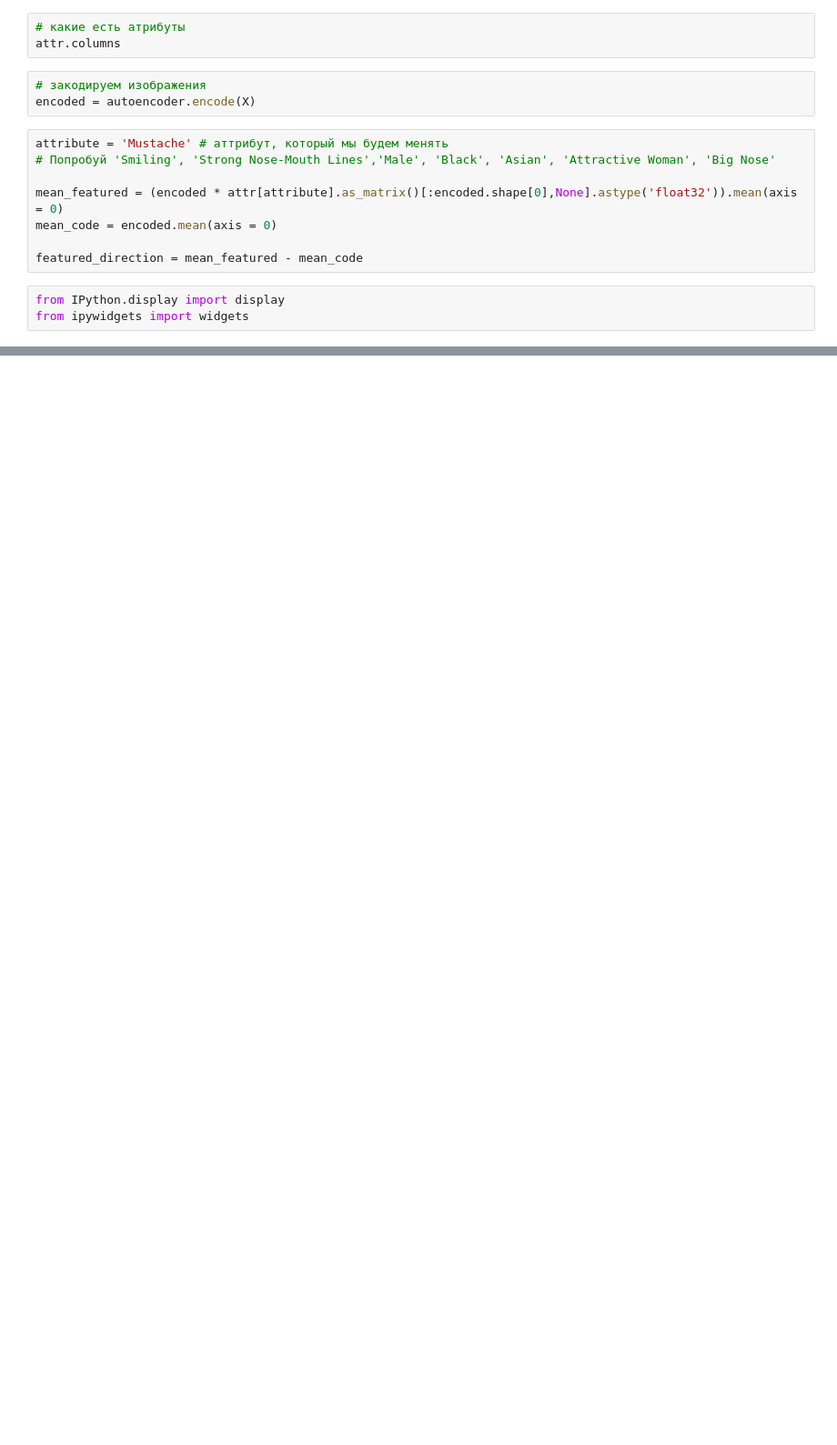
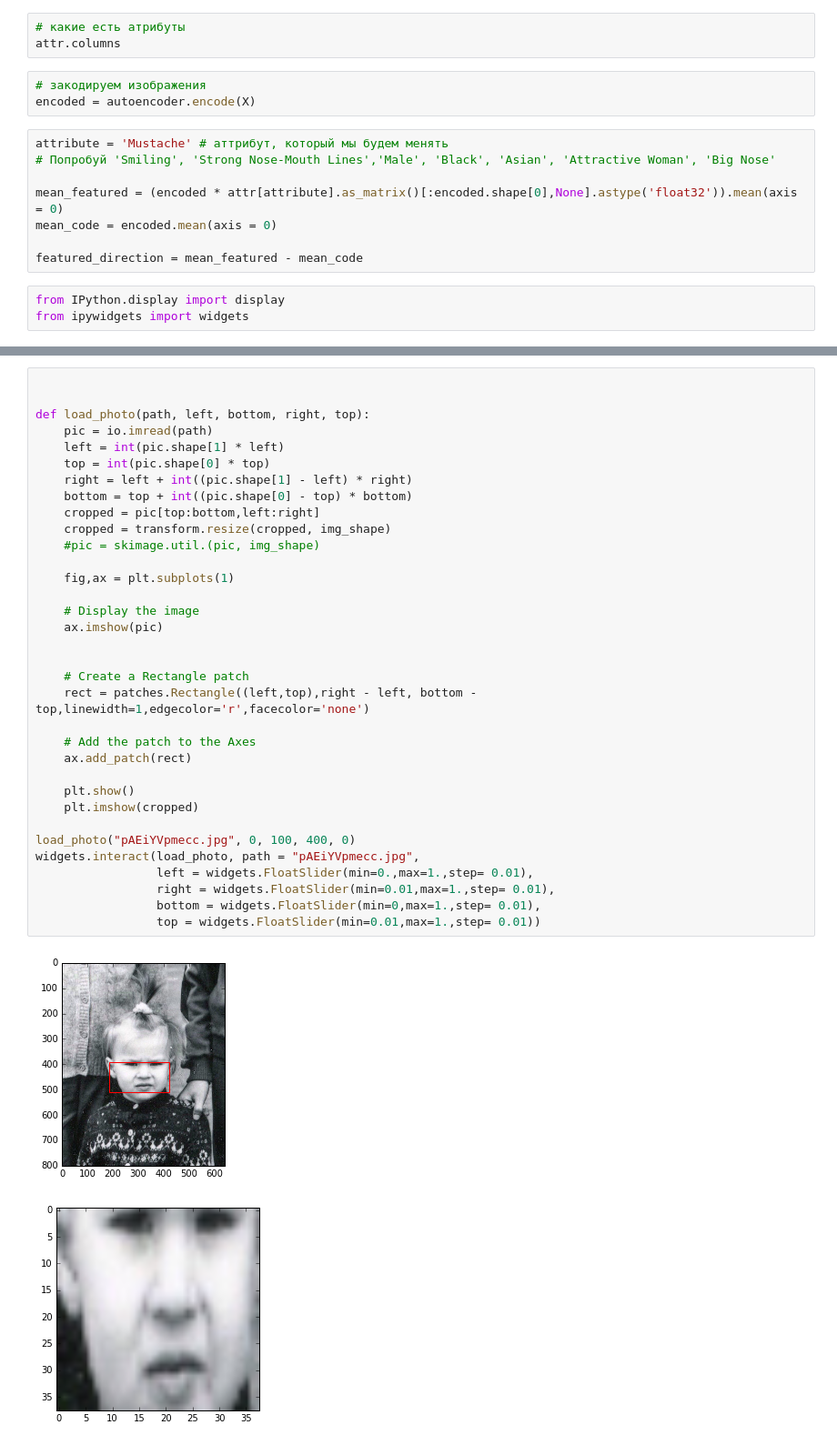
Before and after one commit to tvorogme/digitalfest, a Jupyter notebook: Master Class 1.ipynb, the cells around one changed output, grey strips where cells are left out. Shown at 91% size. Drawn from its saved outputs; the diff is of its cells as text; blank space fills up the shorter version.

```diff
--- a/Master Class 1.ipynb
+++ b/Master Class 1.ipynb
@@ -240,3 +256,40 @@ widgets.interact(plot_morphing, factor = widgets.FloatSlider(min=-10.0,max=10.,s
+# %%
+
+
+def load_photo(path, left, bottom, right, top):
+    pic = io.imread(path)
+    left = int(pic.shape[1] * left)
+    top = int(pic.shape[0] * top)
+    right = left + int((pic.shape[1] - left) * right)
+    bottom = top + int((pic.shape[0] - top) * bottom)
+    cropped = pic[top:bottom,left:right]
+    cropped = transform.resize(cropped, img_shape)
+    #pic = skimage.util.(pic, img_shape)
+
+    fig,ax = plt.subplots(1)
+
+    # Display the image
+    ax.imshow(pic)
+
+
+    # Create a Rectangle patch
+    rect = patches.Rectangle((left,top),right - left, bottom - top,linewidth=1,edgecolor='r',facecolor='none')
+
+    # Add the patch to the Axes
+    ax.add_patch(rect)
+
+    plt.show()
+    plt.imshow(cropped)
+
+load_photo("pAEiYVpmecc.jpg", 0, 100, 400, 0)
+widgets.interact(load_photo, path = "pAEiYVpmecc.jpg",
+                 left = widgets.FloatSlider(min=0.,max=1.,step= 0.01),
+                 right = widgets.FloatSlider(min=0.01,max=1.,step= 0.01),
+                 bottom = widgets.FloatSlider(min=0,max=1.,step= 0.01),
+                 top = widgets.FloatSlider(min=0.01,max=1.,step= 0.01))
+# %% [output]
+[figure, added]
+[figure, added]
 # %% [markdown]
 # Ура!
 
```
Also changed, not shown: parts of 6 cells of this notebook, 2 other files.
